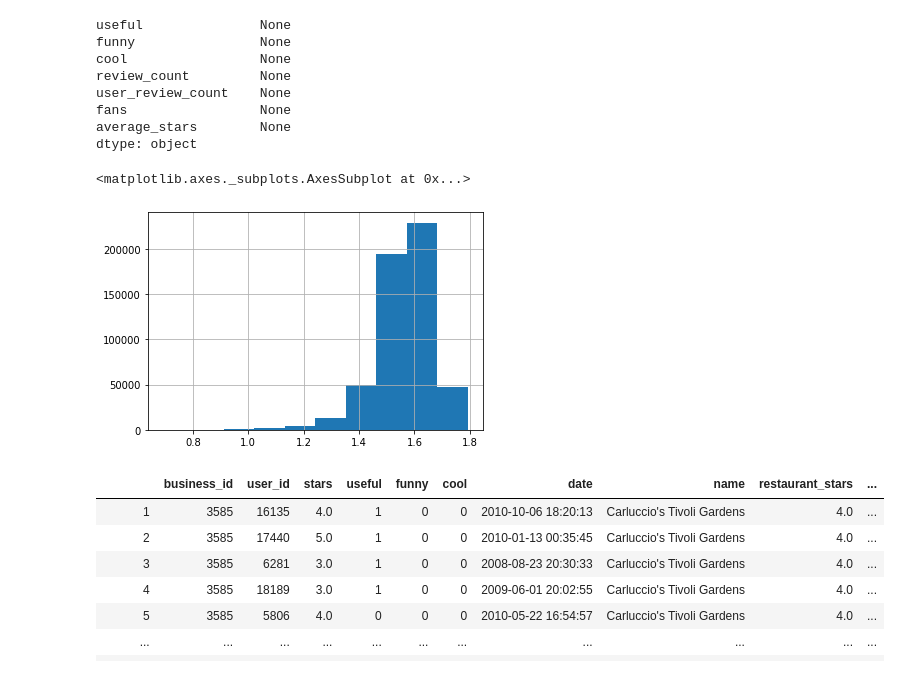
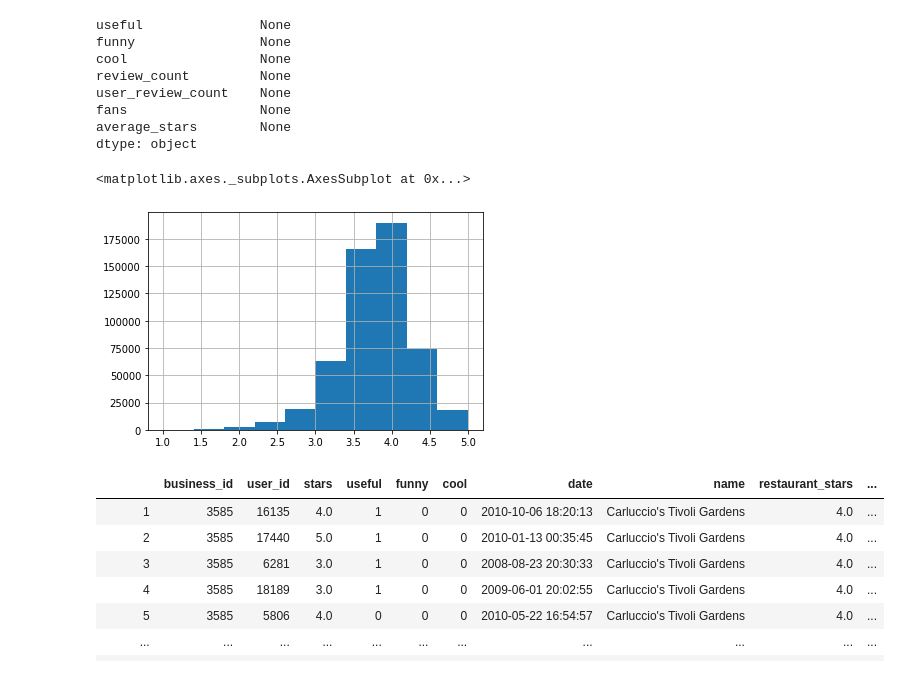
Before and after one commit to wonchankim97/Yelp-Recommender, a Jupyter notebook: EDA_KISOO.ipynb, the cells around one changed output. Drawn from its saved outputs; the diff is of its cells as text; code cells hidden in the pictures.

```diff
--- a/EDA_KISOO.ipynb
+++ b/EDA_KISOO.ipynb
@@ -1500,10 +1505,10 @@ fans                 None
 average_stars        None
 dtype: object
 # %%
-np.log1p(xreviews['average_stars']).hist()
+(xreviews['average_stars']).hist()
 # %% [output]
 <matplotlib.axes._subplots.AxesSubplot at 0x...>
-[figure, old version]
+[figure, new version]
 # %%
 xreviews
 # %% [output]
```
Also changed, not shown: parts of 18 cells of this notebook, 1 other file.
